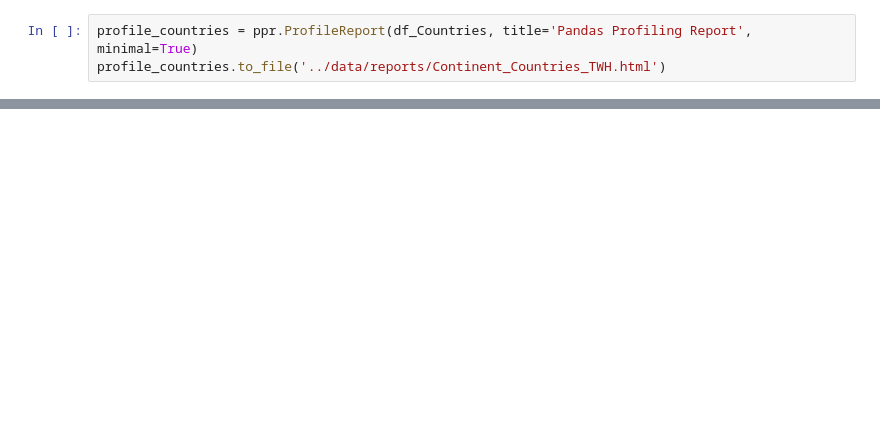
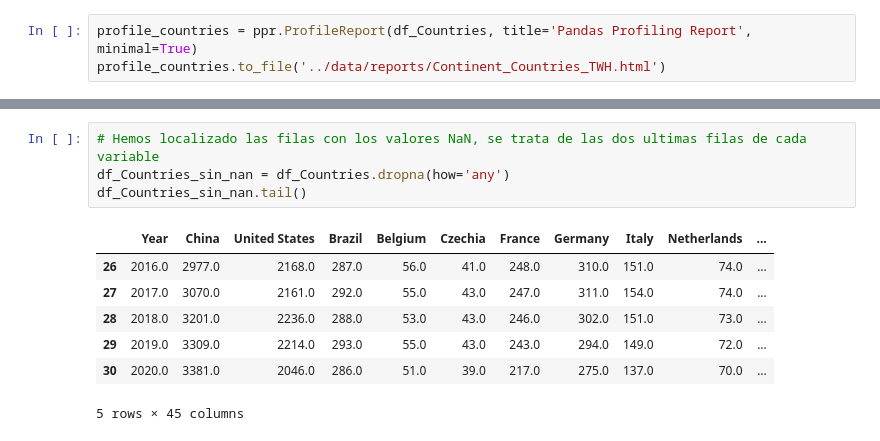
Before and after one commit to malvaradogcode/ProyectBootcamp, a Jupyter notebook: src/eda.ipynb, the cells around one changed output, grey strips where cells are left out. Cells and saved outputs as stored; diff of their text form; blank space fills up the shorter version.

```diff
--- a/src/eda.ipynb
+++ b/src/eda.ipynb
@@ -200,0 +236,12 @@ profile_countries.to_file('../data/reports/Continent_Countries_TWH.html')
+# %%
+# Hemos localizado las filas con los valores NaN, se trata de las dos ultimas filas de cada variable
+df_Countries_sin_nan = df_Countries.dropna(how='any')
+df_Countries_sin_nan.tail()
+# %% [output]
+|  | Year | China | United States | Brazil | Belgium | Czechia | France | Germany | Italy | Netherlands | ... |
+| 26 | 2016.0 | 2977.0 | 2168.0 | 287.0 | 56.0 | 41.0 | 248.0 | 310.0 | 151.0 | 74.0 | ... |
+| 27 | 2017.0 | 3070.0 | 2161.0 | 292.0 | 55.0 | 43.0 | 247.0 | 311.0 | 154.0 | 74.0 | ... |
+| 28 | 2018.0 | 3201.0 | 2236.0 | 288.0 | 53.0 | 43.0 | 246.0 | 302.0 | 151.0 | 73.0 | ... |
+| 29 | 2019.0 | 3309.0 | 2214.0 | 293.0 | 55.0 | 43.0 | 243.0 | 294.0 | 149.0 | 72.0 | ... |
+| 30 | 2020.0 | 3381.0 | 2046.0 | 286.0 | 51.0 | 39.0 | 217.0 | 275.0 | 137.0 | 70.0 | ... |
+5 rows × 45 columns
```
Also changed, not shown: parts of 10 cells of this notebook.
